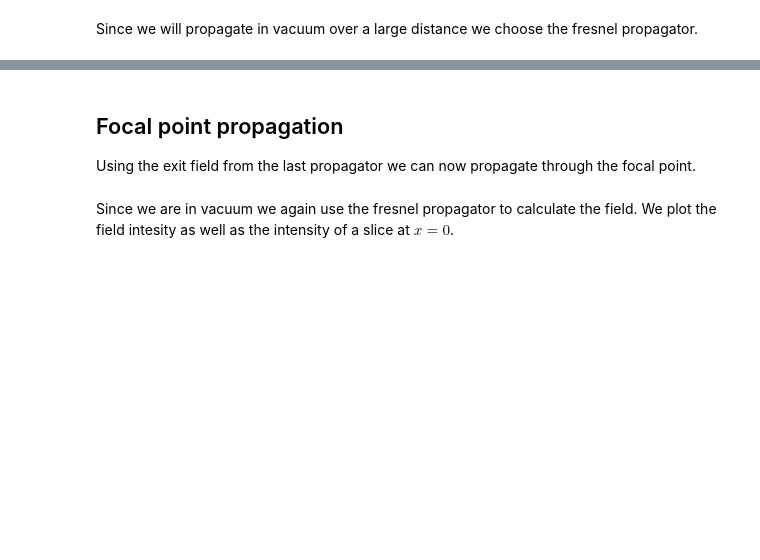
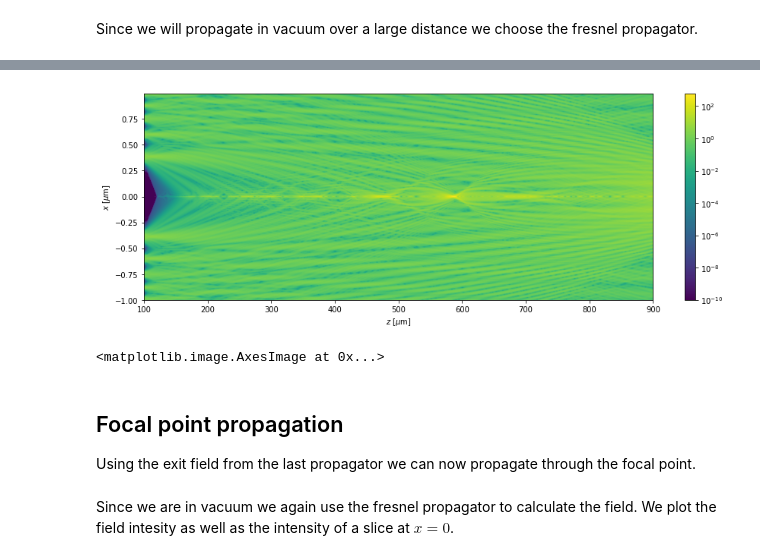
Before and after one commit to TheLartians/PyPropagate, a Jupyter notebook: notebooks/Examples/Zoneplate.ipynb, the cells around one changed output, grey strips where cells are left out. Drawn from its saved outputs; the diff is of its cells as text; code cells hidden in the pictures; blank space fills up the shorter version.

```diff
--- a/notebooks/Examples/Zoneplate.ipynb
+++ b/notebooks/Examples/Zoneplate.ipynb
@@ -109,4 +131,9 @@ plot(field[0:],norm=LogNorm(),figsize=(10,5))
 <matplotlib.image.AxesImage at 0x...>
+# %%
+plot(field[-1*units.um:1*units.um],figsize=(15,5),norm=LogNorm(10**-10))
+# %% [output]
+[figure, added]
+<matplotlib.image.AxesImage at 0x...>
 # %% [markdown]
 ## Focal point propagation
 Using the exit field from the last propagator we can now propagate through the focal point.
```
Also changed, not shown: parts of 12 cells of this notebook, 1 other file.
